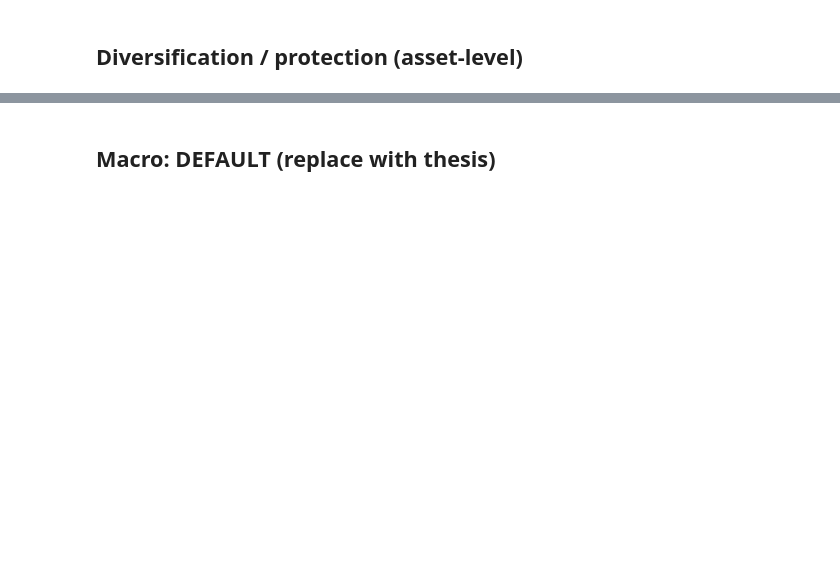
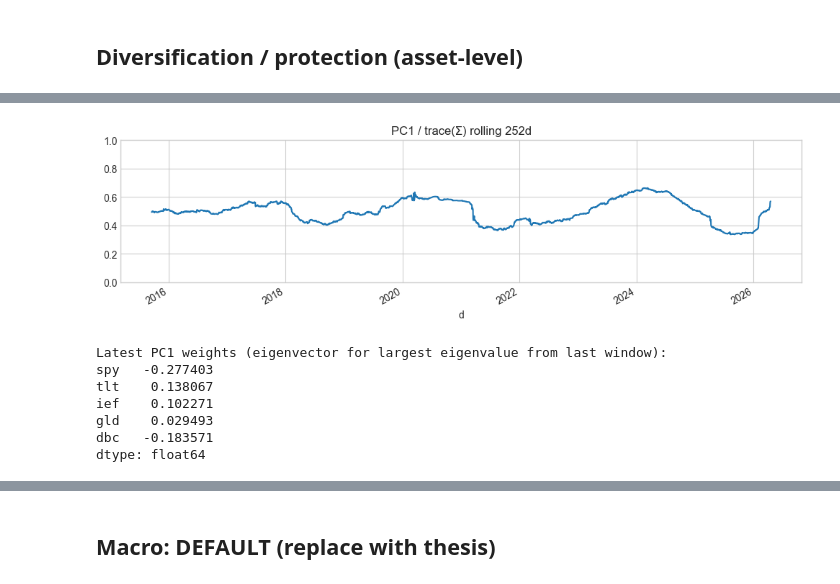
Before and after one commit to kcf1/fina4359-quant-trading, a Jupyter notebook: final/ben/awp_replication_analysis.ipynb, the cells around one changed output, grey strips where cells are left out. Cells and saved outputs as stored; diff of their text form; code cells hidden in the pictures; blank space fills up the shorter version.

```diff
--- a/final/ben/awp_replication_analysis.ipynb
+++ b/final/ben/awp_replication_analysis.ipynb
@@ -336,14 +487,41 @@ print("HHI fixed AWP", float((W_FIXED**2).sum()))
 # %%
-# PCA: PC1 share of trace(cov) rolling 252d
+# PCA: PC1 share of trace(cov) rolling 252d, and print PC1 weights
 from numpy.linalg import eigh
 pc1v = []
+pc1_weights = []
+
+rs = backtest_invvol_static_rs(r)
+
 for i in range(252, len(r)):
-    sub = r.iloc[i - 252 : i]
+    sub = rs.iloc[i - 252 : i]
     C = sub.cov().values
-    ev, _ = eigh(C)
-    pc1v.append((r.index[i], ev.max() / ev.sum()))
+    ev, evecs = eigh(C)
+    pc1_share = ev.max() / ev.sum()
+    pc1v.append((rs.index[i], pc1_share))
+    # Find eigenvector for largest eigenvalue, normalize to sum up (optionally keep sign consistent)
+    idx_max = ev.argmax()
+    pc1_vec = evecs[:, idx_max]
+    pc1_weights.append((rs.index[i], pc1_vec))
+
 pc1s = pd.DataFrame(pc1v, columns=["d", "s"]).set_index("d")
 pc1s["s"].plot(figsize=(10, 3), title="PC1 / trace(Σ) rolling 252d")
 plt.ylim(0, 1)
 plt.tight_layout()
 plt.show()
+
+# Print the last available PC1 weights with asset names
+pc1_weights_df = pd.DataFrame(
+    [ (d, *vec) for d, vec in pc1_weights ],
+    columns=["d", *rs.columns]
+).set_index("d")
+print("Latest PC1 weights (eigenvector for largest eigenvalue from last window):")
+print(pc1_weights_df.mean())
+# %% [output]
+[figure, added]
+Latest PC1 weights (eigenvector for largest eigenvalue from last window):
+spy   -0.277403
+tlt    0.138067
+ief    0.102271
+gld    0.029493
+dbc   -0.183571
+dtype: float64
```
Also changed, not shown: parts of 24 cells of this notebook, 3 other files.
